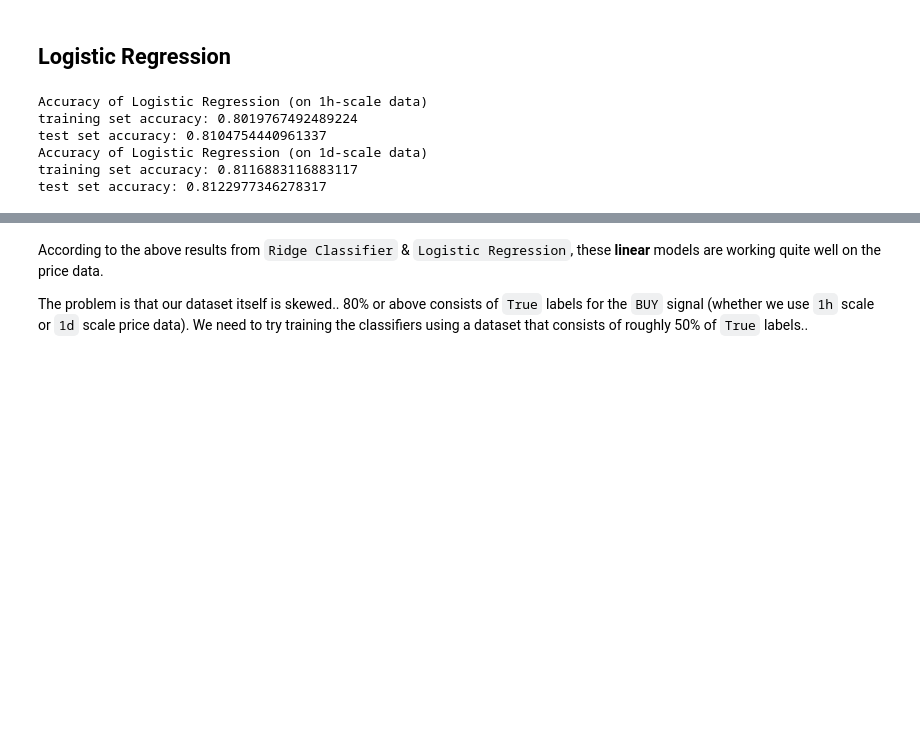
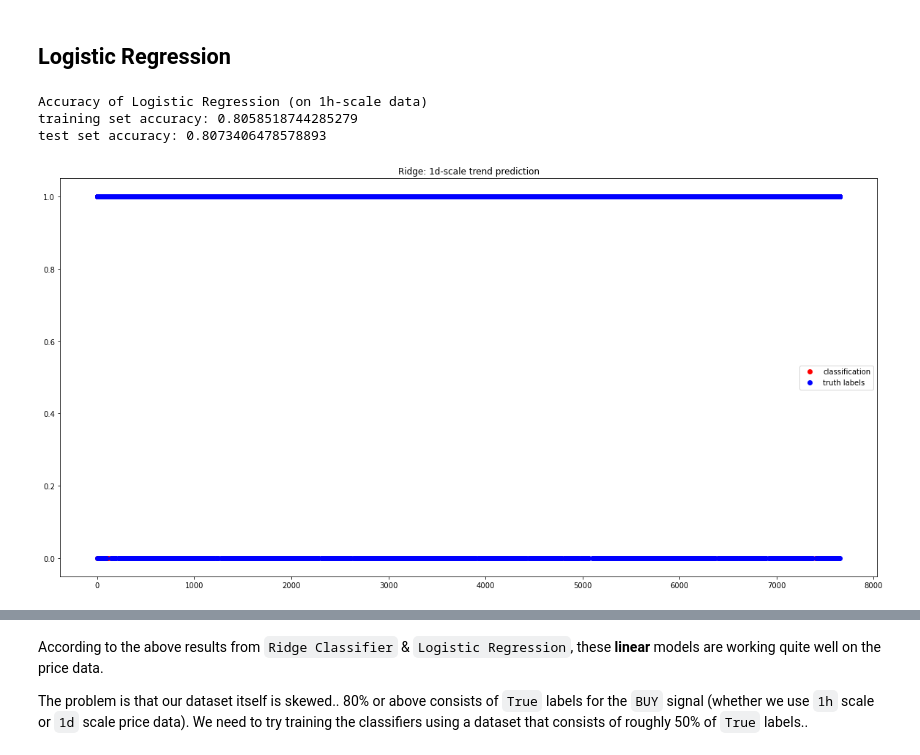
Before and after one commit to karanjitsingh/TrendML, a Jupyter notebook: src/linear/lin_log.ipynb, the cells around one changed output, grey strips where cells are left out. Saved outputs shown, nothing was run; the diff lists cells and outputs as text; code cells hidden in the pictures; blank space fills up the shorter version.

```diff
--- a/src/linear/lin_log.ipynb
+++ b/src/linear/lin_log.ipynb
@@ -144,19 +162,18 @@ test set accuracy: 0.8187702265372169
 # %%
 logi_clf_h = LogisticRegression(random_state=0).fit(X_train_h, y_train_h)
 
 print('Accuracy of Logistic Regression (on 1h-scale data)')
 print('training set accuracy:', logi_clf_h.score(X_train_h, y_train_h))
 print('test set accuracy:', logi_clf_h.score(X_test_h, y_test_h))
 
-logi_clf_d = LogisticRegression(random_state=0).fit(X_train_d, y_train_d)
-
-print('Accuracy of Logistic Regression (on 1d-scale data)')
-print('training set accuracy:', logi_clf_d.score(X_train_d, y_train_d))
-print('test set accuracy:', logi_clf_d.score(X_test_d, y_test_d))
+plt.figure(figsize=(20,10))
+plt.plot(np.arange(X_test_h.shape[0]), logi_clf_h.predict(X_test_h), 'ro', label = "classification")
+plt.plot(np.arange(X_test_h.shape[0]), y_test_h, 'bo', label = "truth labels")
+plt.title('Logistic Regression: 1h-scale trend prediction')
+plt.legend()
+plt.show()
 # %% [output]
 Accuracy of Logistic Regression (on 1h-scale data)
-training set accuracy: 0.8019767492489224
-test set accuracy: 0.8104754440961337
-Accuracy of Logistic Regression (on 1d-scale data)
-training set accuracy: 0.8116883116883117
-test set accuracy: 0.8122977346278317
+training set accuracy: 0.8058518744285279
+test set accuracy: 0.8073406478578893
+[figure, added]
```
Also changed, not shown: parts of 4 cells of this notebook.
